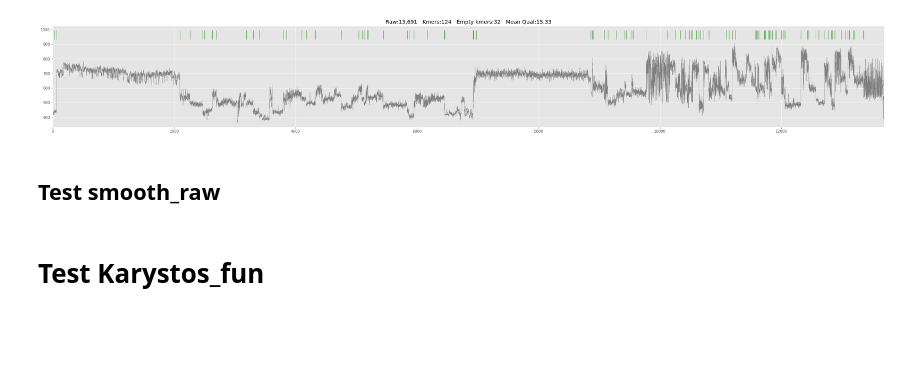
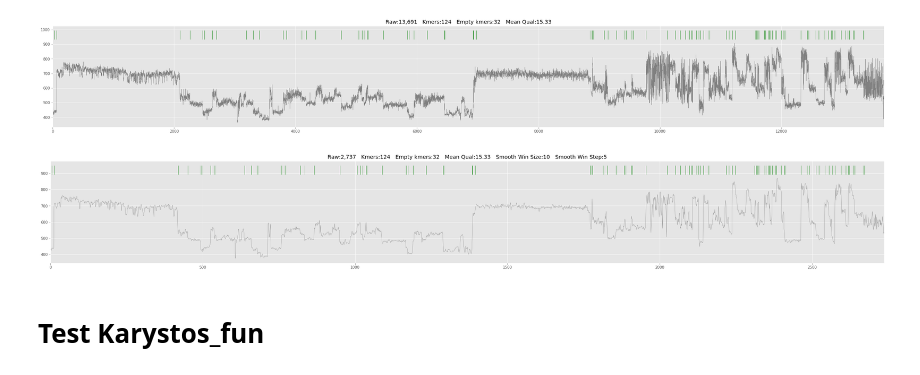
Before and after one commit to a-slide/Fast5Tools, a Jupyter notebook: Fast5Tools_test.ipynb, the cells around one changed output. Cells and saved outputs as stored; diff of their text form; code cells hidden in the pictures; blank space fills up the shorter version.

```diff
--- a/Fast5Tools_test.ipynb
+++ b/Fast5Tools_test.ipynb
@@ -121,8 +121,11 @@ f = Fast5 (fast5_file="./data/0/RNA_control_02.fast5")
 ax = f.plot_raw ()
 # %% [output]
 [figure]
-# %% [markdown]
-## Test smooth_raw
+# %%
+f = Fast5 (fast5_file="./data/0/RNA_control_02.fast5", smooth_raw_signal=True)
+ax = f.plot_raw ()
+# %% [output]
+[figure, added]
 # %% [markdown]
 # Test Karystos_fun
 # %% [markdown]
```
Also changed, not shown: parts of 4 cells of this notebook, 1 other file.
